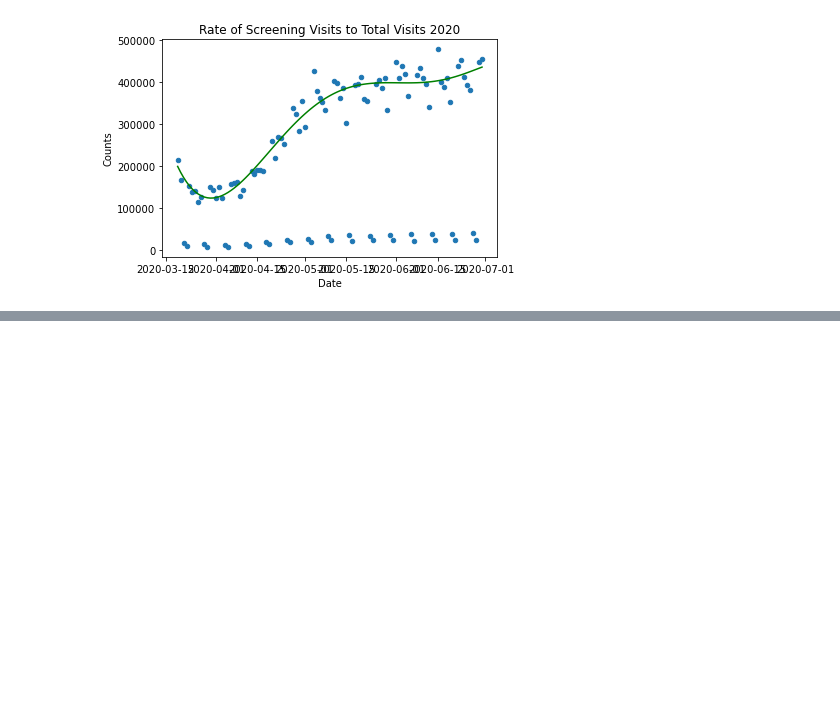
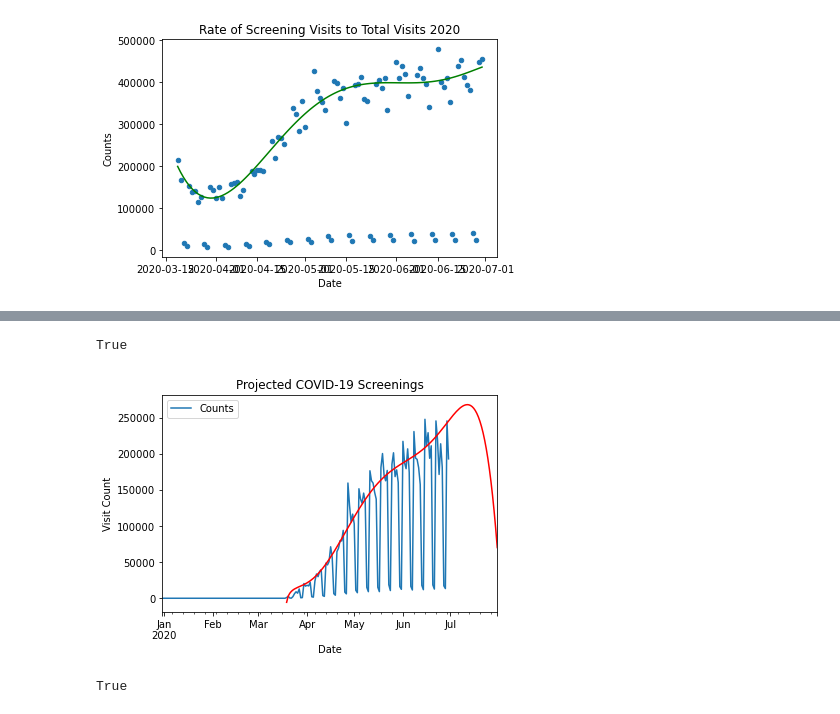
Before and after one commit to msprijatelj/Phreesia-Take-Home, a Jupyter notebook: Solutions/problem_nb.ipynb, the cells around one changed output, grey strips where cells are left out. Saved outputs shown, nothing was run; the diff lists cells and outputs as text; code cells hidden in the pictures; blank space fills up the shorter version.

```diff
--- a/Solutions/problem_nb.ipynb
+++ b/Solutions/problem_nb.ipynb
@@ -123,0 +197,12 @@ finalFit = yWkDayFit*yPolyFit
+# %%
+import problem
+
+problem.main('visit_data.csv', 'screening_data.csv', 300000)
+# %% [output]
+True
+[figure, added]
+# %%
+screenThresh = 260000
+pd.Series(finalFit).gt(screenThresh).any()
+# %% [output]
+True
```
Also changed, not shown: parts of 7 cells of this notebook, 3 other files.
